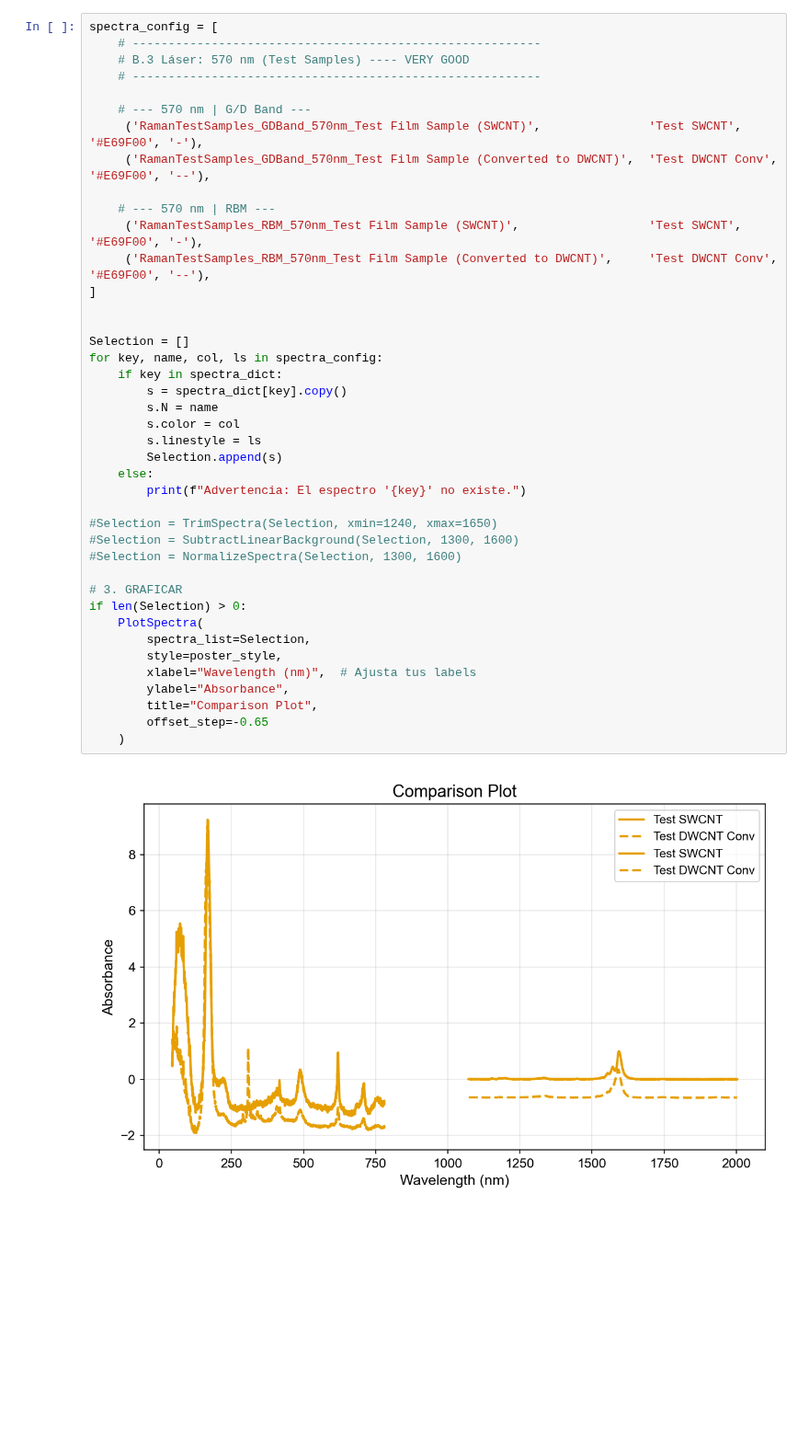
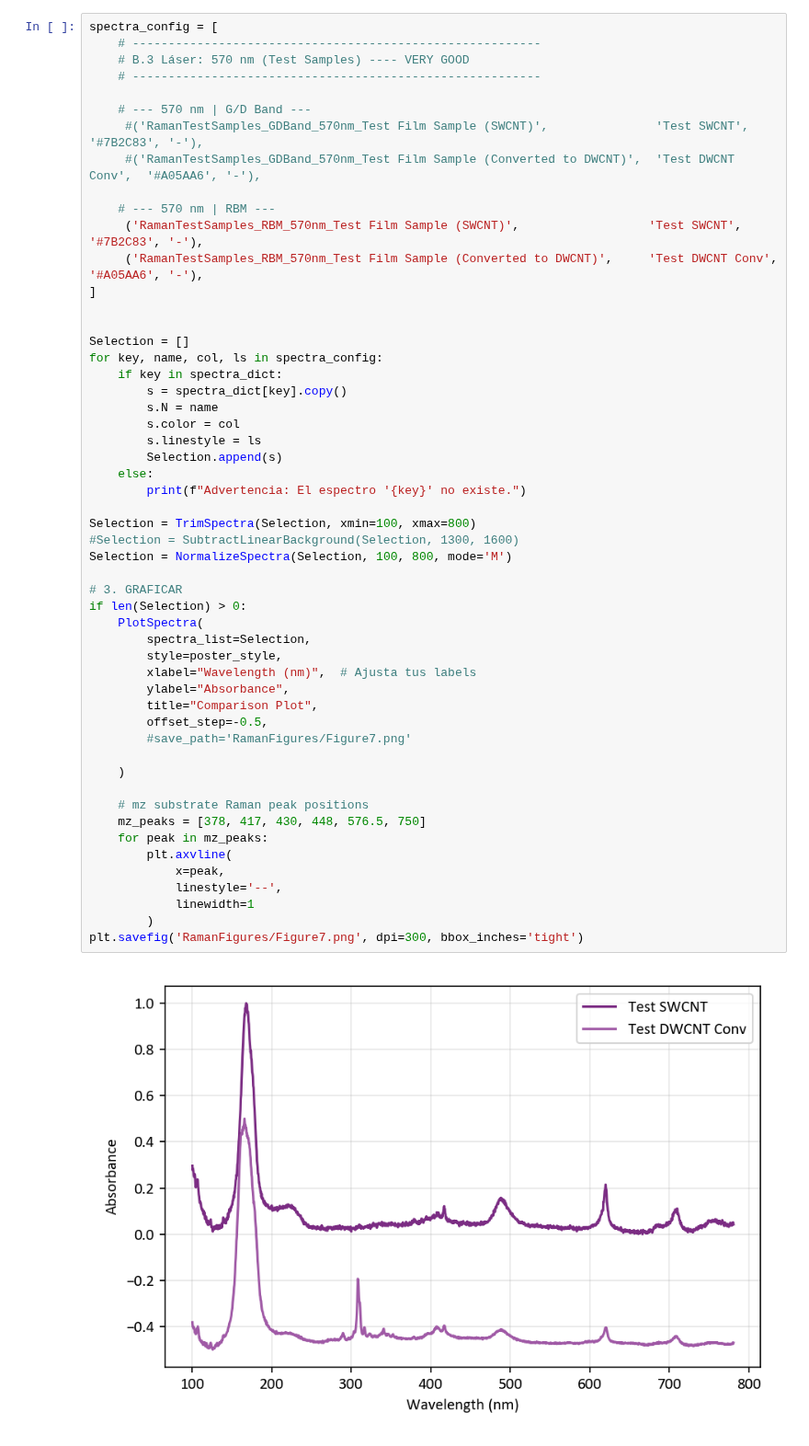
Before and after one commit to CristianMB/DataAnalysis_PhD_FUB, a Jupyter notebook: Shivani_DWCNT_Paper/PlotRamanData.ipynb, the cells around one changed output. Shown at 92% size. Drawn from its saved outputs; the diff is of its cells as text; blank space fills up the shorter version.

```diff
--- a/Shivani_DWCNT_Paper/PlotRamanData.ipynb
+++ b/Shivani_DWCNT_Paper/PlotRamanData.ipynb
@@ -463,39 +694,51 @@ spectra_config = [
     # ---------------------------------------------------------
 
     # --- 570 nm | G/D Band ---
-     ('RamanTestSamples_GDBand_570nm_Test Film Sample (SWCNT)',               'Test SWCNT',  '#E69F00', '-'),
-     ('RamanTestSamples_GDBand_570nm_Test Film Sample (Converted to DWCNT)',  'Test DWCNT Conv',  '#E69F00', '--'),
+     #('RamanTestSamples_GDBand_570nm_Test Film Sample (SWCNT)',               'Test SWCNT',  '#7B2C83', '-'),
+     #('RamanTestSamples_GDBand_570nm_Test Film Sample (Converted to DWCNT)',  'Test DWCNT Conv',  '#A05AA6', '-'),
 
     # --- 570 nm | RBM ---
-     ('RamanTestSamples_RBM_570nm_Test Film Sample (SWCNT)',                  'Test SWCNT',  '#E69F00', '-'),
-     ('RamanTestSamples_RBM_570nm_Test Film Sample (Converted to DWCNT)',     'Test DWCNT Conv',  '#E69F00', '--'),
+     ('RamanTestSamples_RBM_570nm_Test Film Sample (SWCNT)',                  'Test SWCNT',  '#7B2C83', '-'),
+     ('RamanTestSamples_RBM_570nm_Test Film Sample (Converted to DWCNT)',     'Test DWCNT Conv',  '#A05AA6', '-'),
 ]
 
 
 Selection = []
 for key, name, col, ls in spectra_config:
     if key in spectra_dict:
         s = spectra_dict[key].copy()
         s.N = name
         s.color = col
         s.linestyle = ls
         Selection.append(s)
     else:
         print(f"Advertencia: El espectro '{key}' no existe.")
 
-#Selection = TrimSpectra(Selection, xmin=1240, xmax=1650)
+Selection = TrimSpectra(Selection, xmin=100, xmax=800)
 #Selection = SubtractLinearBackground(Selection, 1300, 1600)
-#Selection = NormalizeSpectra(Selection, 1300, 1600)
+Selection = NormalizeSpectra(Selection, 100, 800, mode='M')
 
 # 3. GRAFICAR
 if len(Selection) > 0:
     PlotSpectra(
         spectra_list=Selection,
         style=poster_style,
         xlabel="Wavelength (nm)",  # Ajusta tus labels
         ylabel="Absorbance",
         title="Comparison Plot",
-        offset_step=-0.65
+        offset_step=-0.5,
+        #save_path='RamanFigures/Figure7.png'
+
     )
+
+    # mz substrate Raman peak positions
+    mz_peaks = [378, 417, 430, 448, 576.5, 750]
+    for peak in mz_peaks:
+        plt.axvline(
+            x=peak,
+            linestyle='--',
+            linewidth=1
+        )
+plt.savefig('RamanFigures/Figure7.png', dpi=300, bbox_inches='tight')
 # %% [output]
-[figure, old version]
+[figure, new version]
```
Also changed, not shown: parts of 9 cells of this notebook, 27 other files.
